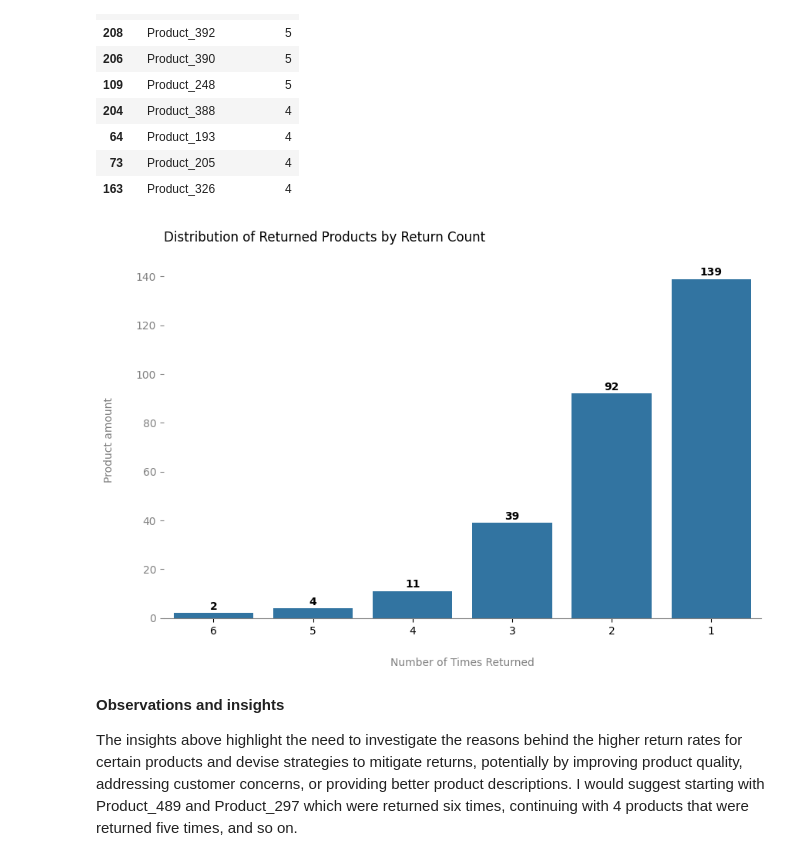
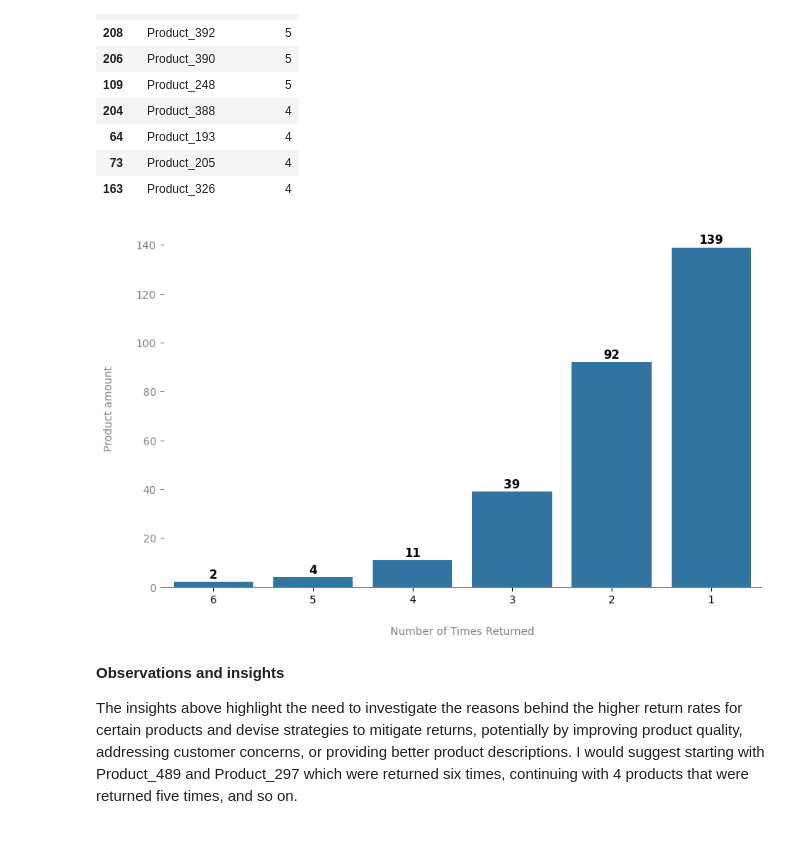
Before and after one commit to YuliaVK/Data-Analytics, a Jupyter notebook: EDA_Sales/notebooks/Sales_EDA.ipynb, the cells around one changed output. Cells and saved outputs as stored; diff of their text form; code cells hidden in the pictures.

```diff
--- a/EDA_Sales/notebooks/Sales_EDA.ipynb
+++ b/EDA_Sales/notebooks/Sales_EDA.ipynb
@@ -878,7 +878,7 @@ for bar in bars2:
                      xy=(bar.get_x() + bar.get_width() / 2, height),
                      xytext=(0, 3),  # 3 points vertical offset
                      textcoords="offset points",
-                     ha='center', va='bottom', fontsize = 12 ,fontweight='bold')
+                     ha='center', va='bottom', fontsize = 11 ,fontweight='bold')
 for i, bar in enumerate(bars2):
     if i == np.argmax(return_rate_by_payment['ReturnRate']):
         continue
@@ -918,26 +918,26 @@ returned_count_frequency = returned_count_frequency.sort_values('Return Count',
 # %%
 categories = returned_count_frequency['Return Count'].tolist()
 if not returned_count_frequency.sort_values('Return Count', ascending=False).equals(returned_count_frequency):
     categories.reverse()
 
 plt.figure(figsize=(10, 6))
 bars = sns.barplot(x='Return Count', y='Frequency', data=returned_count_frequency, order=categories)
-plt.title('Distribution of Returned Products by Return Count', loc='left', y=1.04)
+# plt.title('Distribution of Returned Products by Return Count', loc='left', y=1.04)
 plt.xlabel('Number of Times Returned', color='grey', fontsize=10, labelpad=20)
 plt.ylabel('Product amount', color='grey', fontsize=10, labelpad=20)
 
 for i, bar in enumerate(bars.patches):
     plt.text(bar.get_x() + bar.get_width() / 2, bar.get_height() + 0.5, int(bar.get_height()),
-             ha='center', va='bottom' ,fontweight='bold')
+             ha='center', va='bottom', fontsize = 11, fontweight='bold')
 
 sns.despine()
 plt.gca().spines['left'].set_visible(False)
 plt.gca().spines['bottom'].set_color('grey')
 plt.tick_params(axis='x', colors='black')
 plt.tick_params(axis='y', colors='grey')
 plt.show()
 # %% [output]
-[figure, old version]
+[figure, new version]
 # %% [markdown]
 **Observations and insights**
 
```
Also changed, not shown: parts of 1 cell of this notebook.
